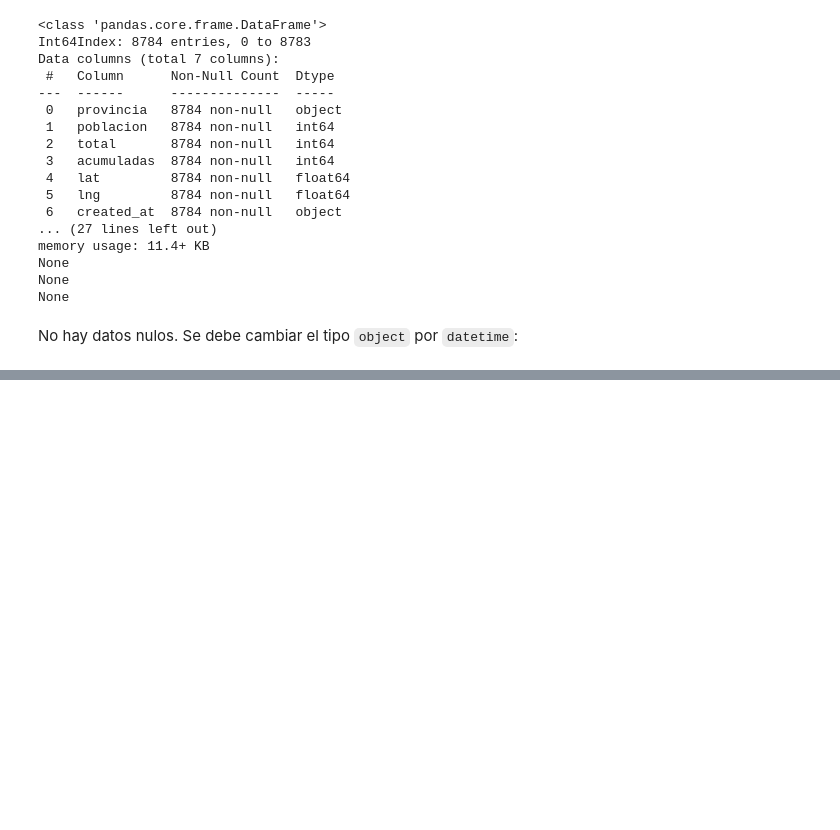
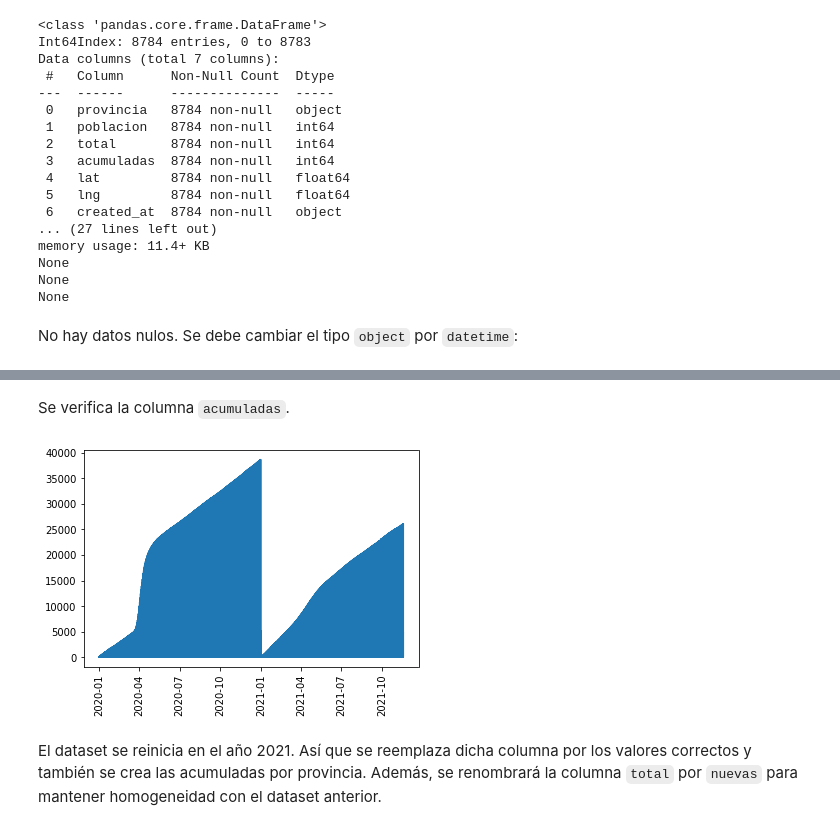
Before and after one commit to anthonymanotoa/covid-ec, a Jupyter notebook: notebooks/1.1-covid-data_process.ipynb, the cells around one changed output, grey strips where cells are left out. Cells and saved outputs as stored; diff of their text form; code cells hidden in the pictures; blank space fills up the shorter version.

```diff
--- a/notebooks/1.1-covid-data_process.ipynb
+++ b/notebooks/1.1-covid-data_process.ipynb
@@ -132,0 +139,10 @@ Idea: crea una columna de año y otra de mes
+# %% [markdown]
+Se verifica la columna `acumuladas`.
+# %%
+plt.plot(deaths.created_at, deaths.acumuladas)
+plt.xticks(rotation=90)
+plt.show()
+# %% [output]
+[figure, added]
+# %% [markdown]
+El dataset se reinicia en el año 2021. Así que se reemplaza dicha columna por los valores correctos y también se crea las acumuladas por provincia. Además, se renombrará la columna `total` por `nuevas` para mantener homogeneidad con el dataset anterior.
```
Also changed, not shown: parts of 42 cells of this notebook, 4 other files.
